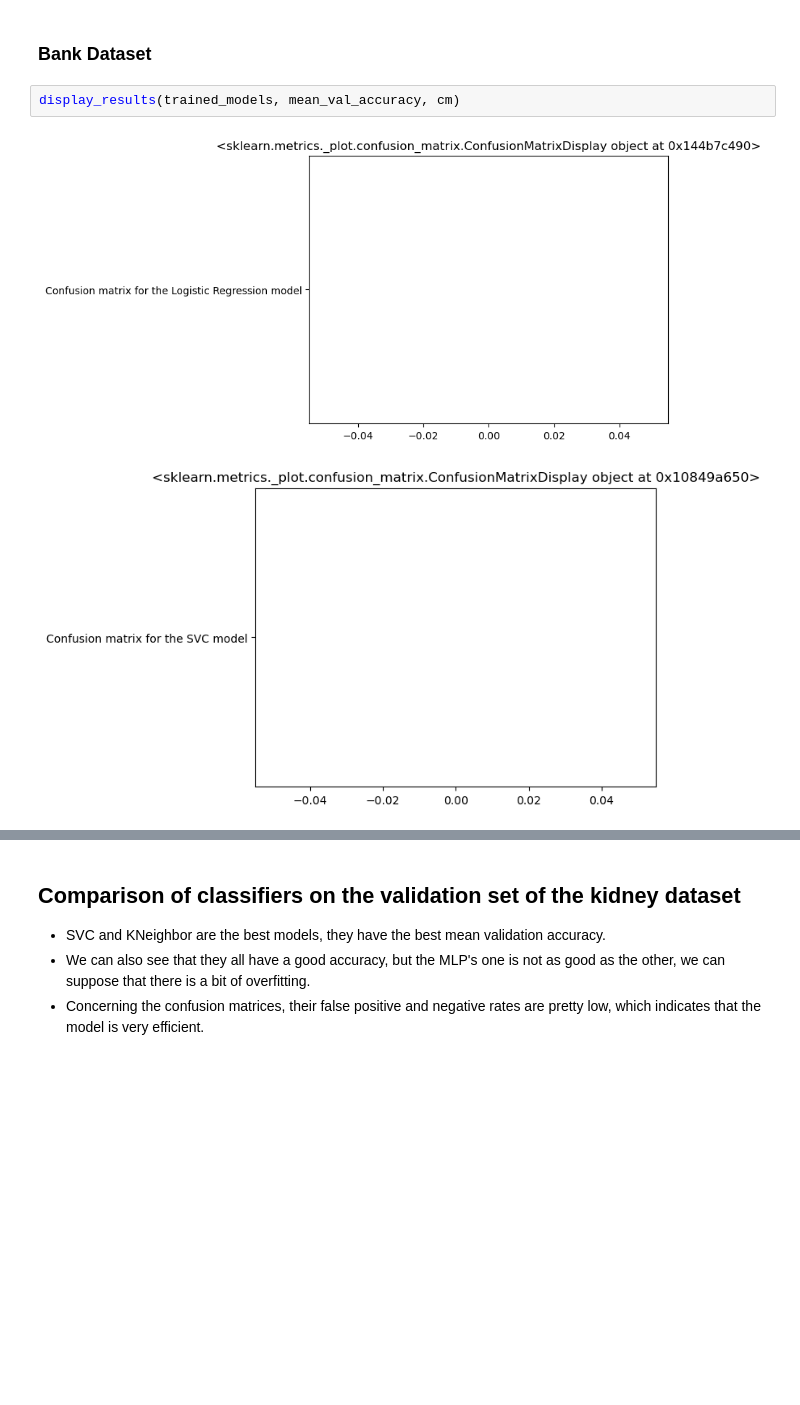
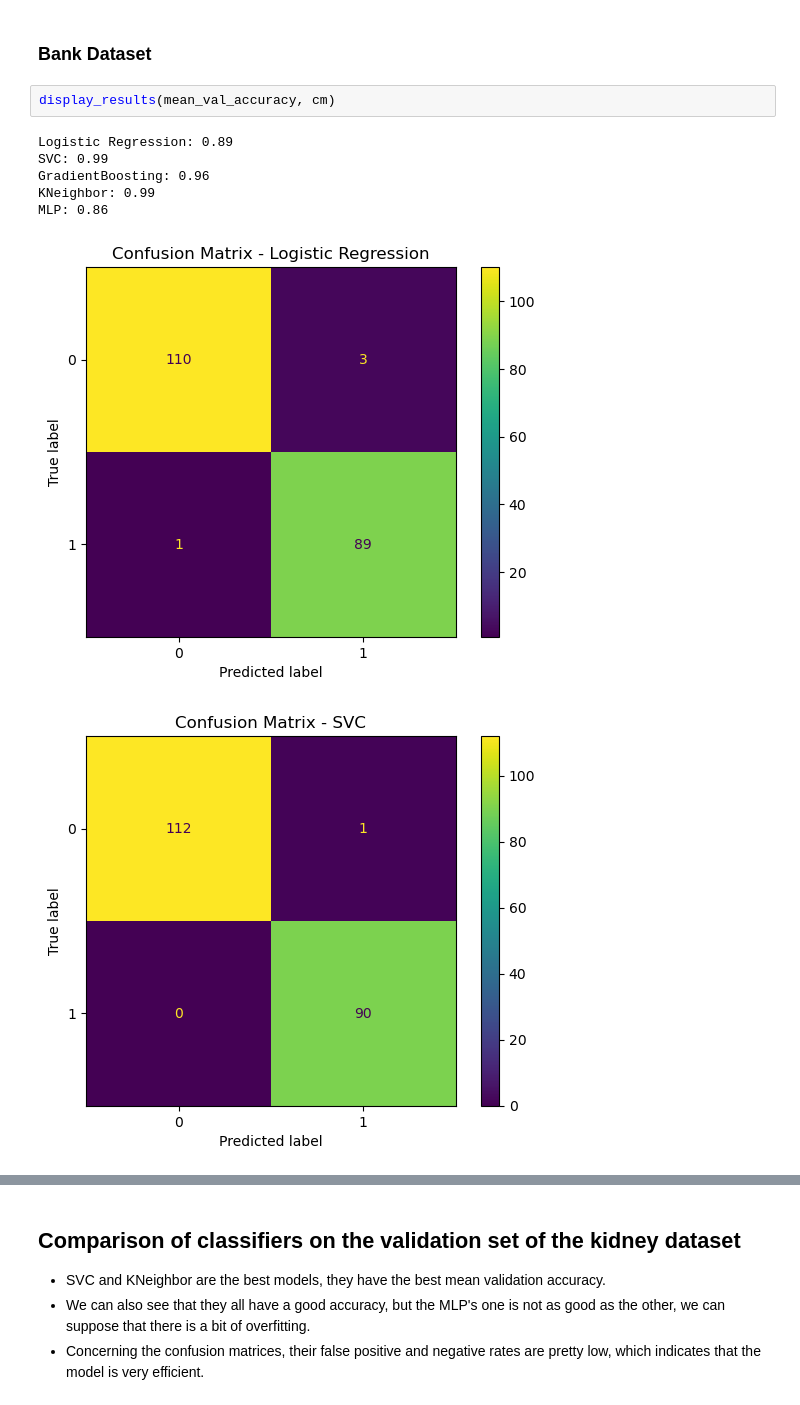
Before and after one commit to rayanrfd/projetML_MCE, a Jupyter notebook: notebooks/notebook.ipynb, the cells around one changed output, grey strips where cells are left out. Drawn from its saved outputs; the diff is of its cells as text; blank space fills up the shorter version.

```diff
--- a/notebooks/notebook.ipynb
+++ b/notebooks/notebook.ipynb
@@ -133,7 +154,12 @@ trained_models, mean_val_accuracy, cm = training_validating_model(X_train_bank,
 # %% [markdown]
 ### Bank Dataset
 # %%
-display_results(trained_models, mean_val_accuracy, cm)
+display_results(mean_val_accuracy, cm)
 # %% [output]
+Logistic Regression: 0.89
+SVC: 0.99
+GradientBoosting: 0.96
+KNeighbor: 0.99
+MLP: 0.86
-[figure, old version]
+[figure, new version]
-[figure, old version]
+[figure, new version]
```
Also changed, not shown: parts of 3 cells of this notebook, 1 other file.
